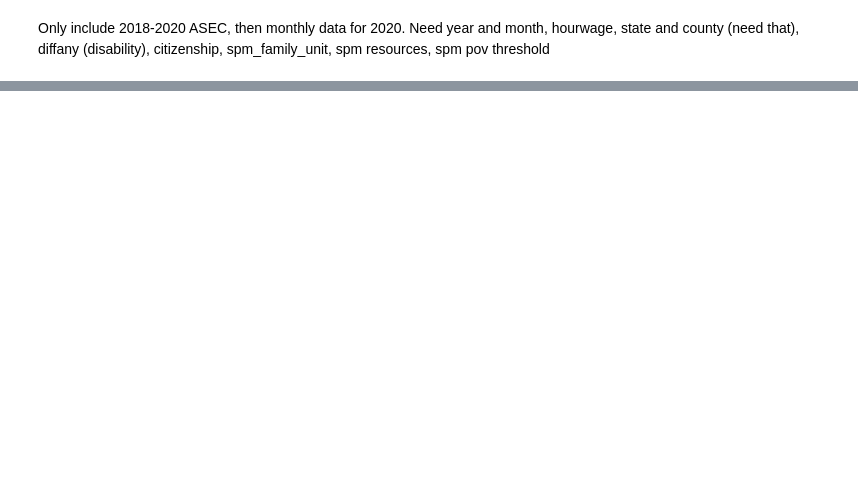
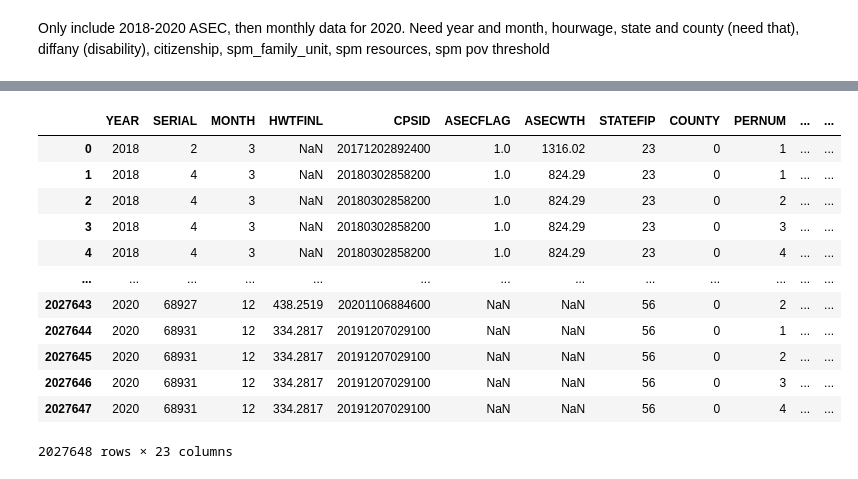
Before and after one commit to UBICenter/min-wage, a Jupyter notebook: jb/min_wage_script.ipynb, the cells around one changed output, grey strips where cells are left out. Saved outputs shown, nothing was run; the diff lists cells and outputs as text; code cells hidden in the pictures; blank space fills up the shorter version.

```diff
--- a/jb/min_wage_script.ipynb
+++ b/jb/min_wage_script.ipynb
@@ -30,0 +22,16 @@ raw
+# %%
+raw_2
+# %% [output]
+|  | YEAR | SERIAL | MONTH | HWTFINL | CPSID | ASECFLAG | ASECWTH | STATEFIP | COUNTY | PERNUM | ... | ... |
+| 0 | 2018 | 2 | 3 | NaN | 20171202892400 | 1.0 | 1316.02 | 23 | 0 | 1 | ... | ... |
+| 1 | 2018 | 4 | 3 | NaN | 20180302858200 | 1.0 | 824.29 | 23 | 0 | 1 | ... | ... |
+| 2 | 2018 | 4 | 3 | NaN | 20180302858200 | 1.0 | 824.29 | 23 | 0 | 2 | ... | ... |
+| 3 | 2018 | 4 | 3 | NaN | 20180302858200 | 1.0 | 824.29 | 23 | 0 | 3 | ... | ... |
+| 4 | 2018 | 4 | 3 | NaN | 20180302858200 | 1.0 | 824.29 | 23 | 0 | 4 | ... | ... |
+| ... | ... | ... | ... | ... | ... | ... | ... | ... | ... | ... | ... | ... |
+| 2027643 | 2020 | 68927 | 12 | 438.2519 | 20201106884600 | NaN | NaN | 56 | 0 | 2 | ... | ... |
+| 2027644 | 2020 | 68931 | 12 | 334.2817 | 20191207029100 | NaN | NaN | 56 | 0 | 1 | ... | ... |
+| 2027645 | 2020 | 68931 | 12 | 334.2817 | 20191207029100 | NaN | NaN | 56 | 0 | 2 | ... | ... |
+| 2027646 | 2020 | 68931 | 12 | 334.2817 | 20191207029100 | NaN | NaN | 56 | 0 | 3 | ... | ... |
+| 2027647 | 2020 | 68931 | 12 | 334.2817 | 20191207029100 | NaN | NaN | 56 | 0 | 4 | ... | ... |
+2027648 rows × 23 columns
```
Also changed, not shown: parts of 15 cells of this notebook.
